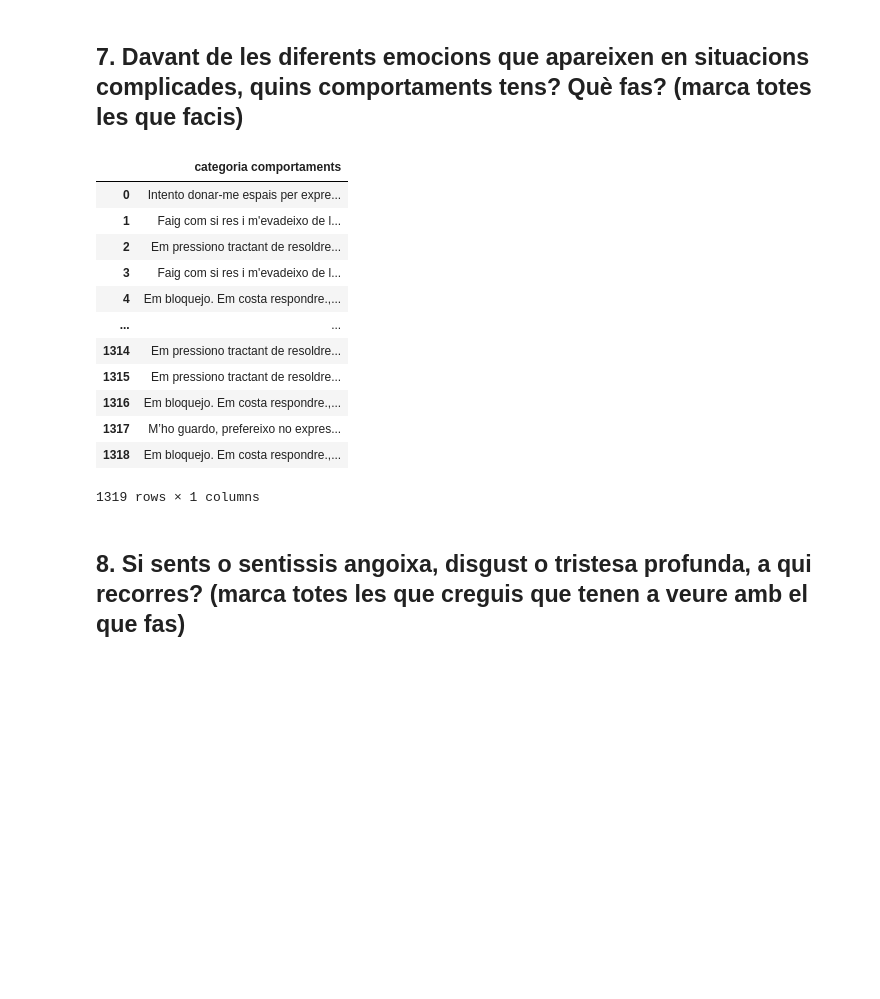
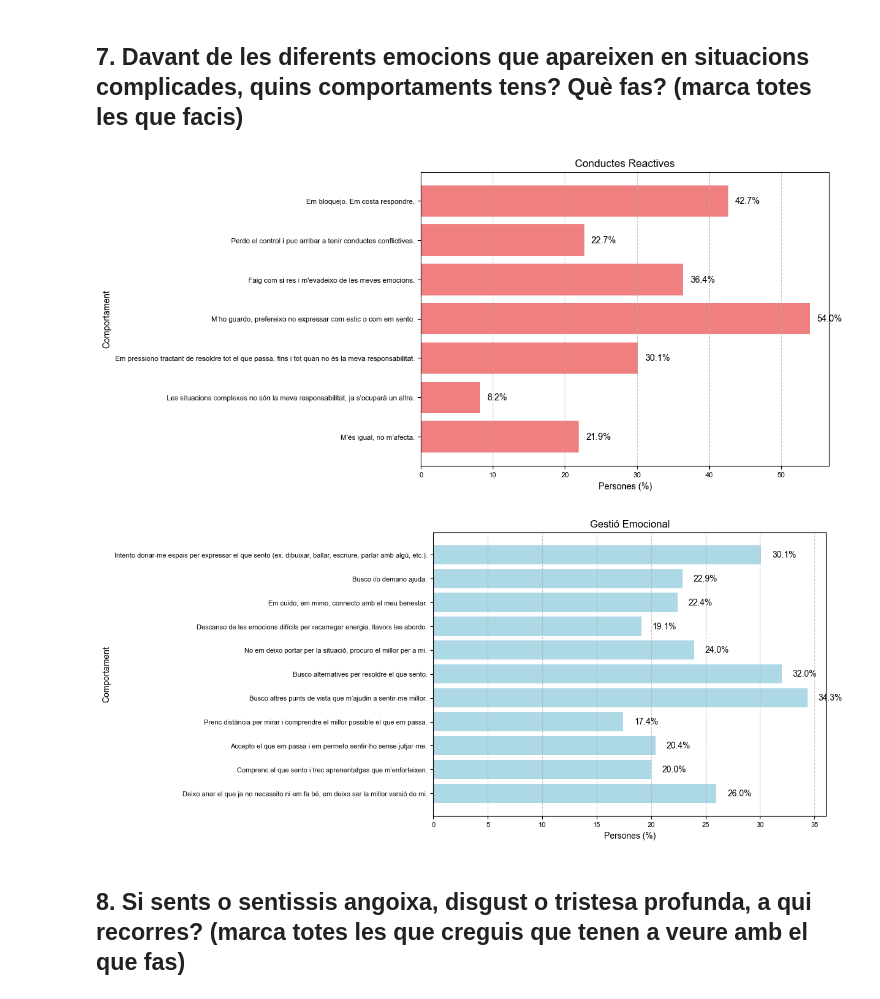
Before and after one commit to sebasto7/SEJ, a Jupyter notebook: SEJ24-analisis.ipynb, the cells around one changed output. Saved outputs shown, nothing was run; the diff lists cells and outputs as text; code cells hidden in the pictures; blank space fills up the shorter version.

Commit message:
Plot para Responsabilidad individual

```diff
--- a/SEJ24-analisis.ipynb
+++ b/SEJ24-analisis.ipynb
@@ -280,14 +281,12 @@ emociones_totales = ['Alegria', 'Amor/Estima', 'Confiança', 'Desconfiança',
        'Gratitud', 'Il·lusió', 'Odi', 'Pànic', 'Pau', 'Plenitud', 'Rancor',
        'Rebuig', 'Remordiment', 'Temor']
 
-#Seb: cambia notación a agradable, desagradable
 emociones_agradables = ['Alegria', 'Amor/Estima', 'Confiança', 'Felicitat', 'Motivació', 'Satisfacció', 'Seguretat', 'Serenitat', 'Tranquil·litat',
                        'Alleujament','Esperança','Gratitud','Il·lusió','Pau','Plenitud', 'Sorpresa']
-emociones_negativas = ['Desconfiança', 'Desil·lusió / Decepció', 'Fàstic/Aversió', 'Impotència', 'Indignació', 'Inquietud / Intranquil·litat',
+emociones_desagradables = ['Desconfiança', 'Desil·lusió / Decepció', 'Fàstic/Aversió', 'Impotència', 'Indignació', 'Inquietud / Intranquil·litat',
                        'Inseguretat', 'Nervis / Estrès', 'Tristesa', 'Vergonya','Angoixa','Culpa','Odi','Pànic','Desesperació','Enyorança','Rancor',
                        'Rebuig','Remordiment','Temor','Frustració', 'Por', 'Preocupació', 'Solitud', 'Ràbia / Enfado']
 
-altres_emocions = []
 
 families_emocions = {'Familia FELICITAT':['Felicitat','Serenitat','Tranquil·litat','Pau','Plenitud'],
                      'Familia AMOR':['Amor/Estima','Seguretat', 'Confiança', 'Gratitud','Esperança'],
@@ -454,13 +472,13 @@ columnas_flat = SEJ_conciencia_sentir_p1.columns.to_flat_index()
 
 # Filtrar las columnas que corresponden a emociones agradables y negativas
 columnas_agradables = [col for col in columnas_flat if col in emociones_agradables]
-columnas_negativas = [col for col in columnas_flat if col in emociones_negativas]
+columnas_desagradables = [col for col in columnas_flat if col in emociones_desagradables]
 
 # Contar las frecuencias para emociones agradables
 conteo_agradables = SEJ_conciencia_sentir_p1[columnas_agradables].apply(pd.Series.value_counts)
 
 # Contar las frecuencias para emociones negativas
-conteo_negativas = SEJ_conciencia_sentir_p1[columnas_negativas].apply(pd.Series.value_counts)
+conteo_negativas = SEJ_conciencia_sentir_p1[columnas_desagradables].apply(pd.Series.value_counts)
 
 # Sumar los conteos para cada tipo de frecuencia en las emociones agradables
 frecuencias_agradables_totales = conteo_agradables.sum(axis=1)
@@ -567,7 +585,7 @@ for i, category in enumerate(porcentajes_por_emocion.index):
 
     # Graficar con los colores según emociones agradables/negativas
     bars = axs[i].bar(sorted_values.index, sorted_values.values,
-                      color=['green' if emotion in emociones_agradables else 'red' if emotion in emociones_negativas else 'gray'
+                      color=['green' if emotion in emociones_agradables else 'red' if emotion in emociones_desagradables else 'gray'
                              for emotion in sorted_values.index])
 
     # Personalizar gráfico
@@ -1133,20 +1165,56 @@ plt.show()
 # Análisis Responsabilidad individual
 # %% [markdown]
 ## 7. Davant de les diferents emocions que apareixen en situacions complicades, quins comportaments tens? Què fas? (marca totes les que facis)
-# %%
-#Barras horizontales con porcentajes
-SEJ_resp_individual_p7
-# %% [output]
-|  | categoria comportaments |
-| 0 | Intento donar-me espais per expre... |
-| 1 | Faig com si res i m'evadeixo de l... |
-| 2 | Em pressiono tractant de resoldre... |
-| 3 | Faig com si res i m'evadeixo de l... |
-| 4 | Em bloquejo. Em costa respondre.,... |
-| ... | ... |
-| 1314 | Em pressiono tractant de resoldre... |
-| 1315 | Em pressiono tractant de resoldre... |
-| 1316 | Em bloquejo. Em costa respondre.,... |
-| 1317 | M’ho guardo, prefereixo no expres... |
-| 1318 | Em bloquejo. Em costa respondre.,... |
-1319 rows × 1 columns
+# %%
+# Paso 1: Separar las frases correctamente
+SEJ_resp_individual_p7['comportaments'] = SEJ_resp_individual_p7['categoria comportaments'].apply(
+    lambda x: re.split(r'(?<=\.)\, ', x)
+)
+
+# Paso 2: Explorar las frases en filas separadas
+SEJ_resp_individual_p7_1 = SEJ_resp_individual_p7.explode('comportaments').copy()
+
+# Paso 3: Eliminar duplicados (para que cada persona cuente solo una vez por comportamiento)
+#SEJ_resp_individual_p7_1 = SEJ_resp_individual_p7_1.drop_duplicates()
+
+# Paso 4: Contar cuántas personas han seleccionado cada comportamiento
+categoria_counts = SEJ_resp_individual_p7_1['comportaments'].value_counts()
+
+# Paso 5: Convertir a porcentaje del total de personas
+categoria_percent = (categoria_counts / len(SEJ_resp_individual_p7)) * 100
+
+# Paso 6: Filtrar y ordenar según listas definidas
+conductes_reactives_dict = {c: categoria_percent.get(c, 0) for c in conductes_reactives}
+gestio_emocional_dict = {c: categoria_percent.get(c, 0) for c in gestio_emocional}
+
+# Paso 7: Graficar Conductes Reactives
+fig1, ax1 = plt.subplots(figsize=(8.27, 6))
+bars1 = ax1.barh(list(conductes_reactives_dict.keys()), list(conductes_reactives_dict.values()), color='lightcoral')
+ax1.set_xlabel("Persones (%)")
+ax1.set_ylabel("Comportament")
+ax1.set_title("Conductes Reactives")
+ax1.grid(axis='x', linestyle='--', alpha=0.7)
+
+# Añadir texto con los porcentajes
+for bar in bars1:
+    width = bar.get_width()
+    ax1.text(width + 1, bar.get_y() + bar.get_height()/2, f"{width:.1f}%", va='center')
+
+# Paso 8: Graficar Gestió Emocional
+fig2, ax2 = plt.subplots(figsize=(8.27, 6))
+bars2 = ax2.barh(list(gestio_emocional_dict.keys()), list(gestio_emocional_dict.values()), color='lightblue')
+ax2.set_xlabel("Persones (%)")
+ax2.set_ylabel("Comportament")
+ax2.set_title("Gestió Emocional")
+ax2.grid(axis='x', linestyle='--', alpha=0.7)
+
+# Añadir texto con los porcentajes
+for bar in bars2:
+    width = bar.get_width()
+    ax2.text(width + 1, bar.get_y() + bar.get_height()/2, f"{width:.1f}%", va='center')
+
+# Mostrar gráficos
+plt.show()
+# %% [output]
+[figure, added]
+[figure, added]
```
Also changed, not shown: parts of 9 cells of this notebook.
